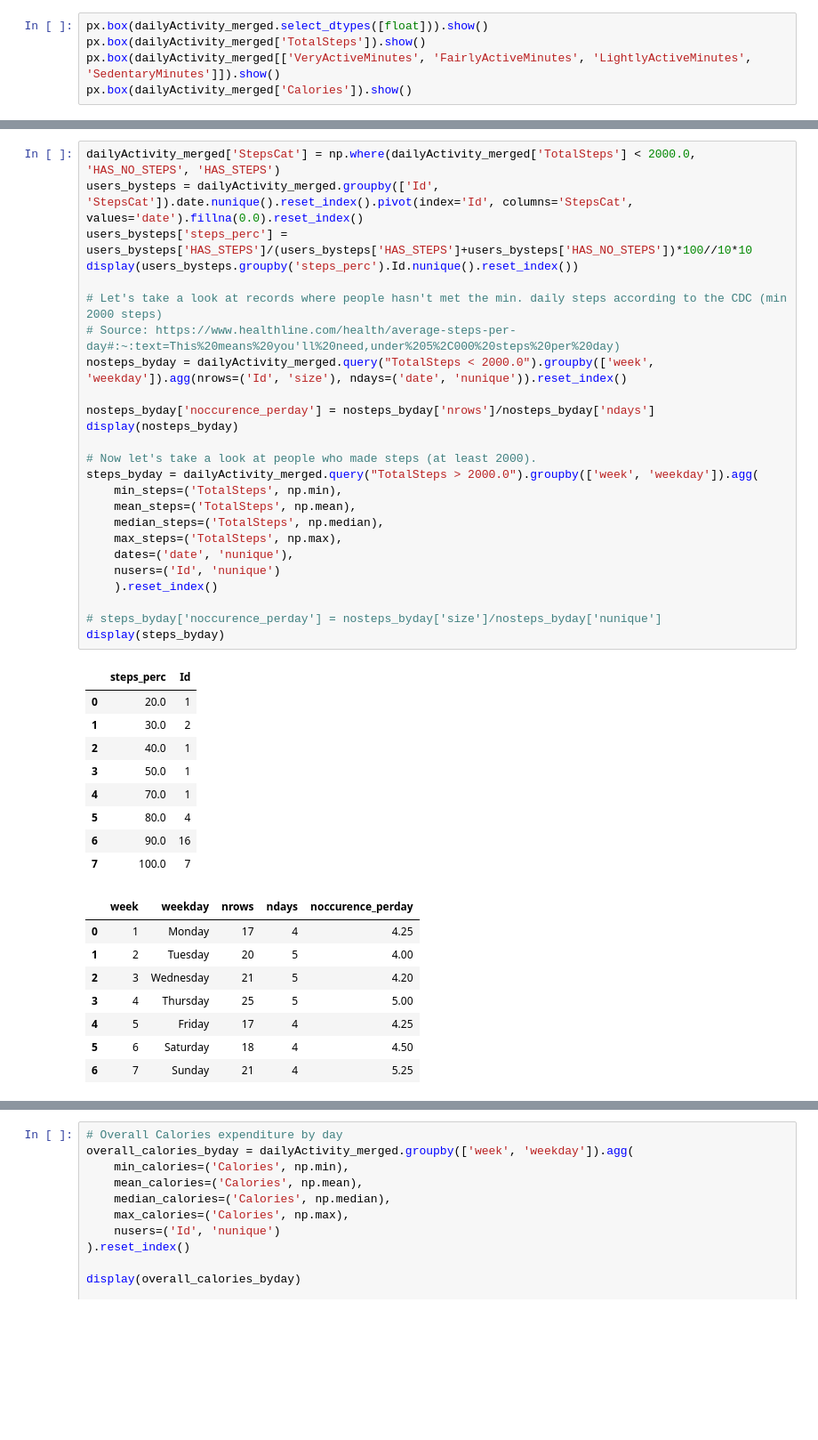
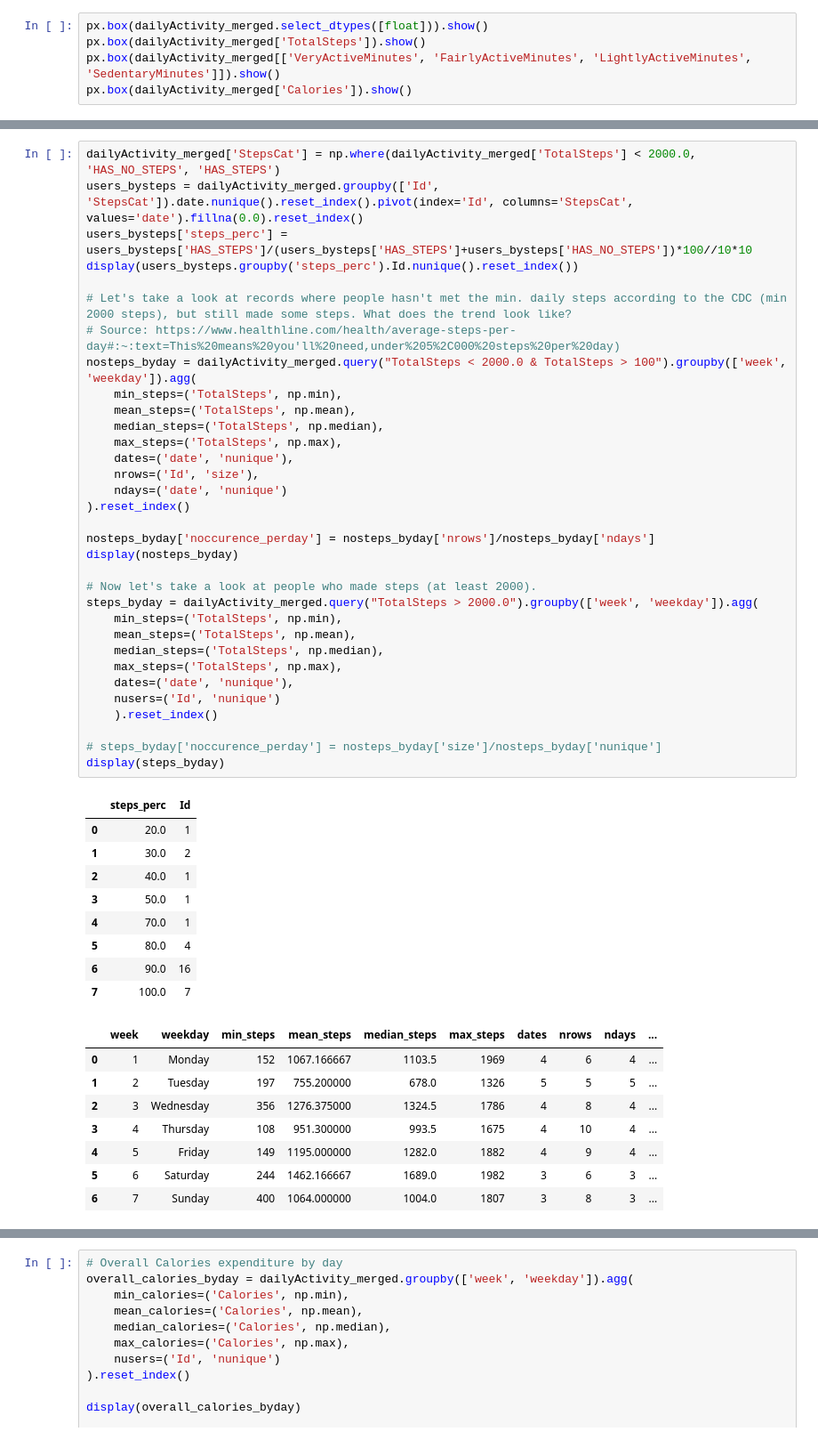
Before and after one commit to mrakelinggar/Google-Data-Analytics-Capstone---Bellabeat, a Jupyter notebook: 1 - Data Checker.ipynb, the cells around one changed output, grey strips where cells are left out. Shown at 89% size. Drawn from its saved outputs; the diff is of its cells as text; blank space fills up the shorter version.

```diff
--- a/1 - Data Checker.ipynb
+++ b/1 - Data Checker.ipynb
@@ -763,43 +902,51 @@ users_bysteps = dailyActivity_merged.groupby(['Id', 'StepsCat']).date.nunique().
 users_bysteps['steps_perc'] = users_bysteps['HAS_STEPS']/(users_bysteps['HAS_STEPS']+users_bysteps['HAS_NO_STEPS'])*100//10*10
 display(users_bysteps.groupby('steps_perc').Id.nunique().reset_index())
 
-# Let's take a look at records where people hasn't met the min. daily steps according to the CDC (min 2000 steps)
+# Let's take a look at records where people hasn't met the min. daily steps according to the CDC (min 2000 steps), but still made some steps. What does the trend look like?
 # Source: https://www.healthline.com/health/average-steps-per-day#:~:text=This%20means%20you'll%20need,under%205%2C000%20steps%20per%20day)
-nosteps_byday = dailyActivity_merged.query("TotalSteps < 2000.0").groupby(['week', 'weekday']).agg(nrows=('Id', 'size'), ndays=('date', 'nunique')).reset_index()
+nosteps_byday = dailyActivity_merged.query("TotalSteps < 2000.0 & TotalSteps > 100").groupby(['week', 'weekday']).agg(
+    min_steps=('TotalSteps', np.min),
+    mean_steps=('TotalSteps', np.mean),
+    median_steps=('TotalSteps', np.median),
+    max_steps=('TotalSteps', np.max),
+    dates=('date', 'nunique'),
+    nrows=('Id', 'size'),
+    ndays=('date', 'nunique')
+).reset_index()
 
 nosteps_byday['noccurence_perday'] = nosteps_byday['nrows']/nosteps_byday['ndays']
 display(nosteps_byday)
 
 # Now let's take a look at people who made steps (at least 2000).
 steps_byday = dailyActivity_merged.query("TotalSteps > 2000.0").groupby(['week', 'weekday']).agg(
     min_steps=('TotalSteps', np.min),
     mean_steps=('TotalSteps', np.mean),
     median_steps=('TotalSteps', np.median),
     max_steps=('TotalSteps', np.max),
     dates=('date', 'nunique'),
     nusers=('Id', 'nunique')
     ).reset_index()
 
 # steps_byday['noccurence_perday'] = nosteps_byday['size']/nosteps_byday['nunique']
 display(steps_byday)
 # %% [output]
 |  | steps_perc | Id |
 | 0 | 20.0 | 1 |
 | 1 | 30.0 | 2 |
 | 2 | 40.0 | 1 |
 | 3 | 50.0 | 1 |
 | 4 | 70.0 | 1 |
 | 5 | 80.0 | 4 |
 | 6 | 90.0 | 16 |
 | 7 | 100.0 | 7 |
-|  | week | weekday | nrows | ndays | noccurence_perday |
-| 0 | 1 | Monday | 17 | 4 | 4.25 |
-| 1 | 2 | Tuesday | 20 | 5 | 4.00 |
-| 2 | 3 | Wednesday | 21 | 5 | 4.20 |
-| 3 | 4 | Thursday | 25 | 5 | 5.00 |
-| 4 | 5 | Friday | 17 | 4 | 4.25 |
-| 5 | 6 | Saturday | 18 | 4 | 4.50 |
-| 6 | 7 | Sunday | 21 | 4 | 5.25 |
+|  | week | weekday | min_steps | mean_steps | median_steps | max_steps | dates | nrows | ndays | ... |
+| 0 | 1 | Monday | 152 | 1067.166667 | 1103.5 | 1969 | 4 | 6 | 4 | ... |
+| 1 | 2 | Tuesday | 197 | 755.200000 | 678.0 | 1326 | 5 | 5 | 5 | ... |
+| 2 | 3 | Wednesday | 356 | 1276.375000 | 1324.5 | 1786 | 4 | 8 | 4 | ... |
+| 3 | 4 | Thursday | 108 | 951.300000 | 993.5 | 1675 | 4 | 10 | 4 | ... |
+| 4 | 5 | Friday | 149 | 1195.000000 | 1282.0 | 1882 | 4 | 9 | 4 | ... |
+| 5 | 6 | Saturday | 244 | 1462.166667 | 1689.0 | 1982 | 3 | 6 | 3 | ... |
+| 6 | 7 | Sunday | 400 | 1064.000000 | 1004.0 | 1807 | 3 | 8 | 3 | ... |
 |  | week | weekday | min_steps | mean_steps | median_steps | max_steps | dates | nusers |
 | 0 | 1 | Monday | 2276 | 9002.320388 | 8382.0 | 20500 | 4 | 31 |
 | 1 | 2 | Tuesday | 2064 | 9327.393939 | 9457.5 | 23186 | 5 | 33 |
```
Also changed, not shown: parts of 49 cells of this notebook, 2 other files.
